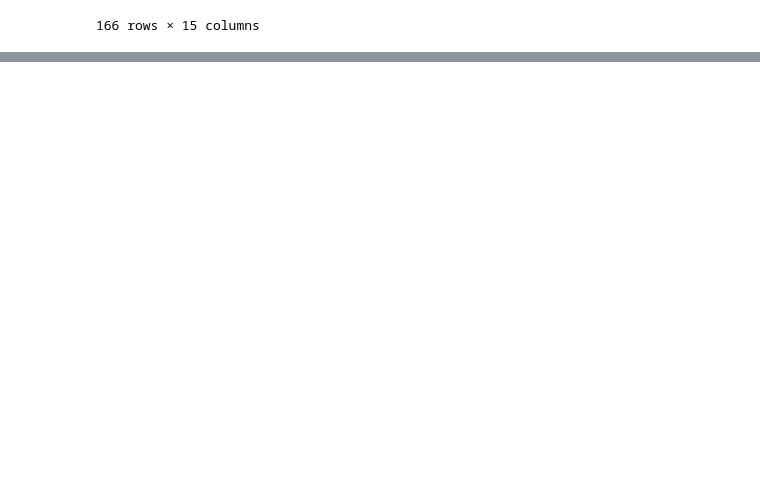
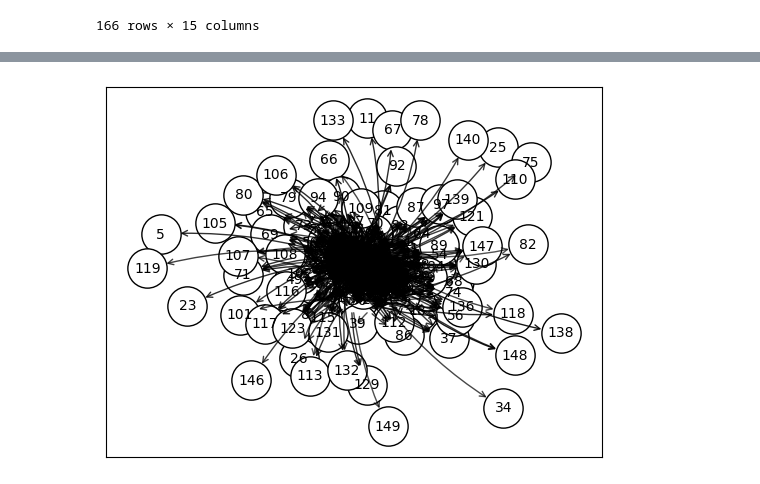
Before and after one commit to kevinkemps/worldLinkPrediction, a Jupyter notebook: gnn.ipynb, the cells around one changed output, grey strips where cells are left out. Drawn from its saved outputs; the diff is of its cells as text; code cells hidden in the pictures; blank space fills up the shorter version.

Commit message:
Added explainer

```diff
--- a/gnn.ipynb
+++ b/gnn.ipynb
@@ -158,0 +210,3 @@ def train_link_predictor(
+# %%
+
+data.x = norm(data.x)
@@ -197,2 +250,7 @@ train_data, val_data, test_data = split(data)
 # %%
-train_data
+from torch_geometric.explain import Explainer, GNNExplainer, ModelConfig
+model_config = ModelConfig(
+    mode='binary_classification',
+    task_level='edge',
+    return_type='raw',
+)
@@ -208,0 +278,21 @@ Data(edge_index=[2, 3076], x=[154, 1], edge_attr=[3076, 1], edge_label=[682], ed
+# %%
+# Explain a selected target (phenomenon) for a single edge:
+edge_label_index = val_data.edge_label_index[:, 0]
+target = val_data.edge_label[0].unsqueeze(dim=0).long()
+# %%
+explainer = Explainer(
+    model=model,
+    explanation_type='phenomenon',
+    algorithm=GNNExplainer(epochs=200),
+    node_mask_type='attributes',
+    edge_mask_type='object',
+    model_config=model_config,
+)
+explanation = explainer(
+    x=train_data.x,
+    edge_index=train_data.edge_index,
+    target=target,
+    edge_label_index=edge_label_index,
+)
+available_explanations = explanation.available_explanations
+print(f'Generated phenomenon explanations in {available_explanations}')
@@ -208,0 +313,4 @@ Data(edge_index=[2, 3076], x=[154, 1], edge_attr=[3076, 1], edge_label=[682], ed
+# %%
+explanation.visualize_graph()
+# %% [output]
+[figure, added]
```
Also changed, not shown: parts of 26 cells of this notebook.
